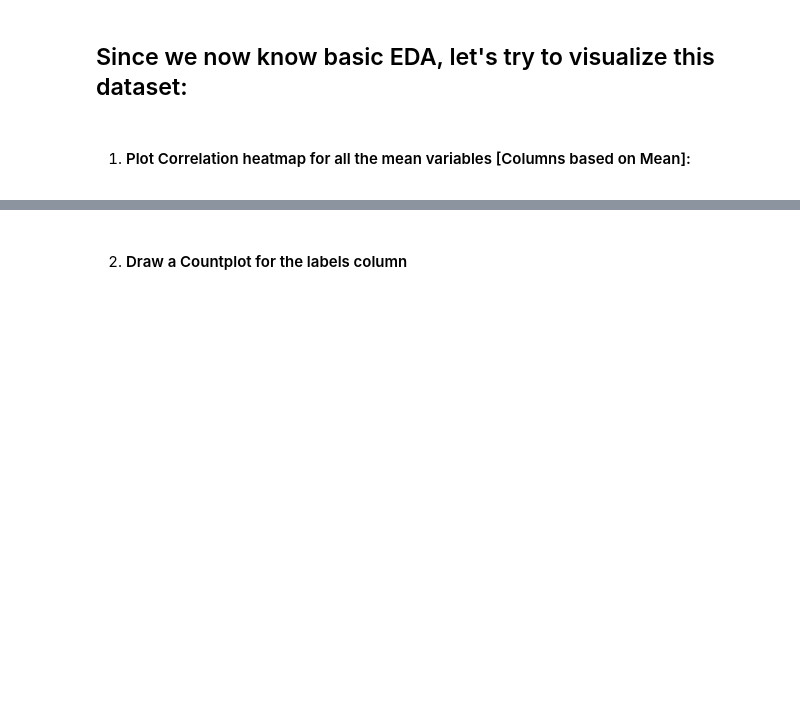
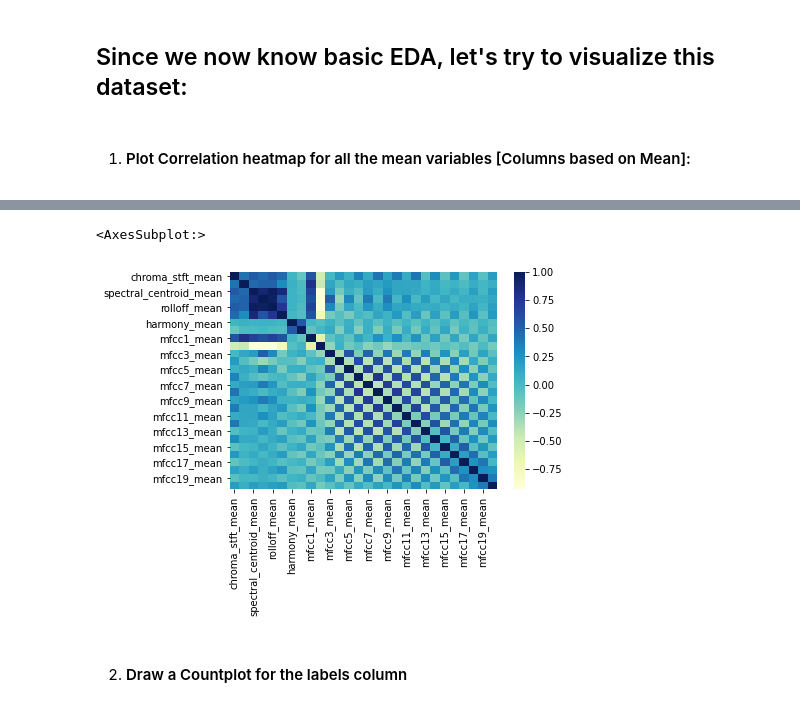
Before and after one commit to prachuryanath/SA-CAIITG, a Jupyter notebook: WEEK 4/SA2021_W4.ipynb, the cells around one changed output, grey strips where cells are left out. Saved outputs shown, nothing was run; the diff lists cells and outputs as text; code cells hidden in the pictures; blank space fills up the shorter version.

```diff
--- a/WEEK 4/SA2021_W4.ipynb
+++ b/WEEK 4/SA2021_W4.ipynb
@@ -75,2 +96,7 @@ corr_mean = corr.mean()
+# %%
+sns.heatmap(corr, cmap='YlGnBu')
+# %% [output]
+<AxesSubplot:>
+[figure, added]
 # %% [markdown]
 2. #### Draw a Countplot for the labels column
```
Also changed, not shown: parts of 12 cells of this notebook.
